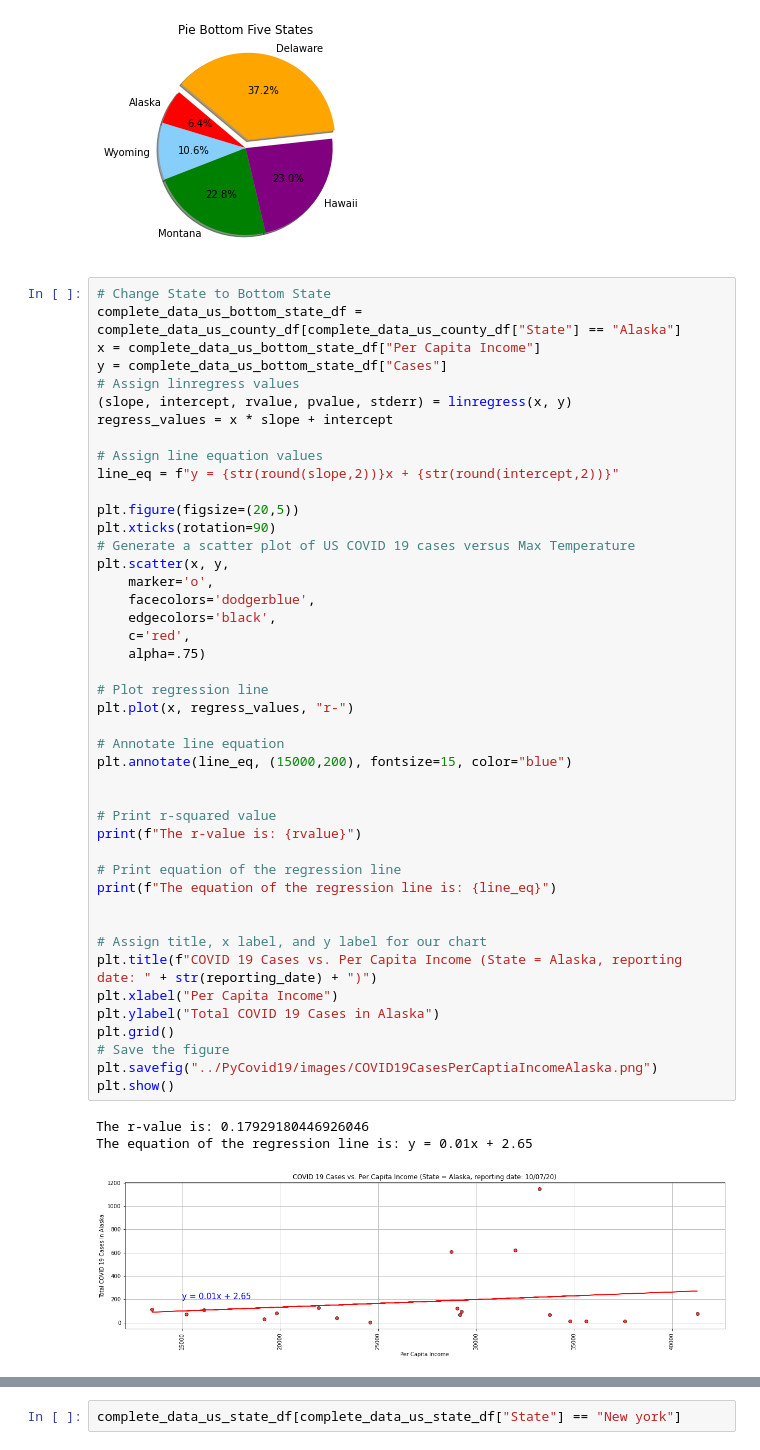
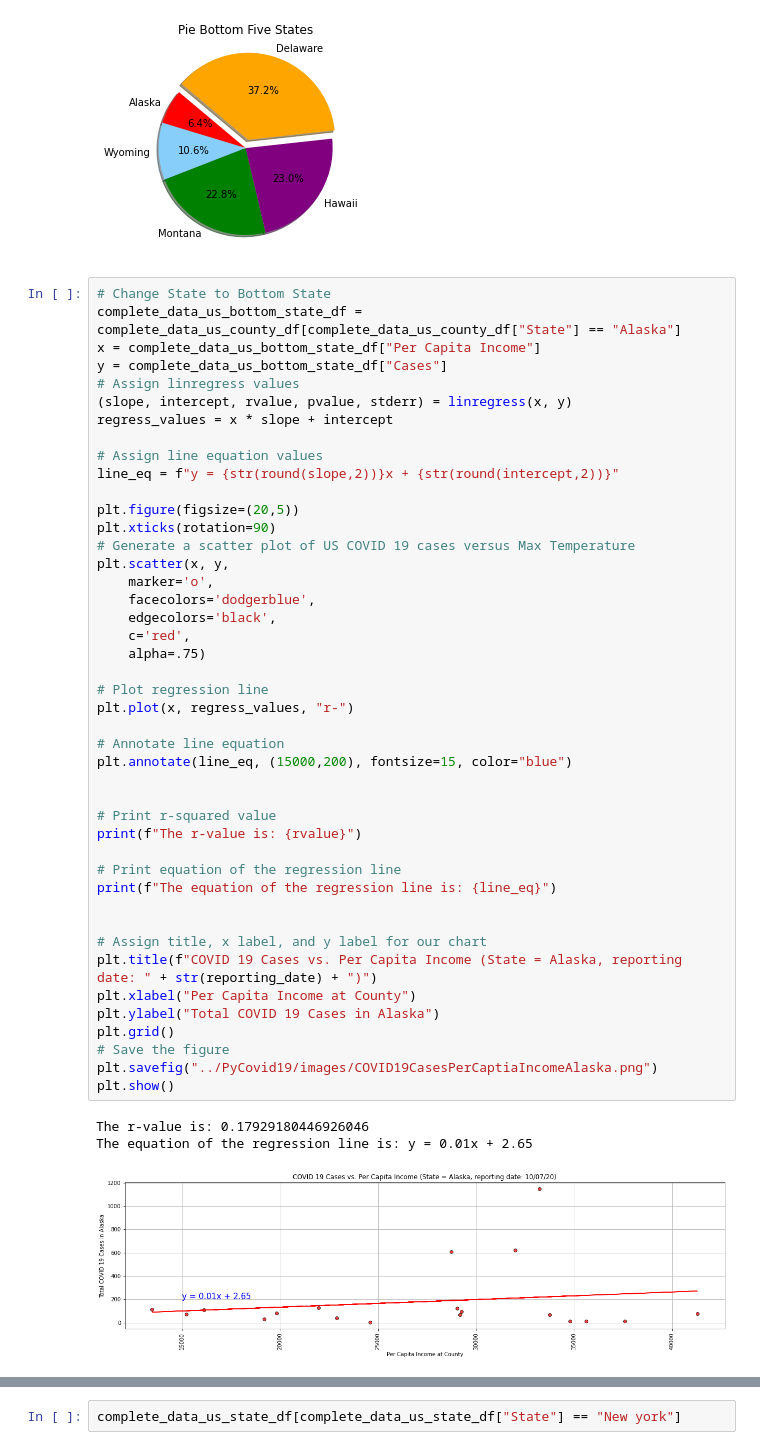
Before and after one commit to anand-sharan/project-work-one, a Jupyter notebook: PyCovid19/pycovid19.ipynb, the cells around one changed output, grey strips where cells are left out. Cells and saved outputs as stored; diff of their text form.

```diff
--- a/PyCovid19/pycovid19.ipynb
+++ b/PyCovid19/pycovid19.ipynb
@@ -837,35 +837,35 @@ plt.scatter(x, y,
     marker='o',
     facecolors='dodgerblue',
     edgecolors='black',
     c='red',
     alpha=.75)
 
 # Plot regression line
 plt.plot(x, regress_values, "r-")
 
 # Annotate line equation
 plt.annotate(line_eq, (15000,200), fontsize=15, color="blue")
 
 
 # Print r-squared value
 print(f"The r-value is: {rvalue}")
 
 # Print equation of the regression line
 print(f"The equation of the regression line is: {line_eq}")
 
 
 # Assign title, x label, and y label for our chart
 plt.title(f"COVID 19 Cases vs. Per Capita Income (State = Alaska, reporting date: " + str(reporting_date) + ")")
-plt.xlabel("Per Capita Income")
+plt.xlabel("Per Capita Income at County")
 plt.ylabel("Total COVID 19 Cases in Alaska")
 plt.grid()
 # Save the figure
 plt.savefig("../PyCovid19/images/COVID19CasesPerCaptiaIncomeAlaska.png")
 plt.show()
 # %% [output]
 The r-value is: 0.17929180446926046
 The equation of the regression line is: y = 0.01x + 2.65
-[figure, old version]
+[figure, new version]
 # %%
 # Change State to Bottom State
 x = complete_data_us_bottom_state_df["Population"]
```
Also changed, not shown: parts of 3 cells of this notebook, 8 other files.
